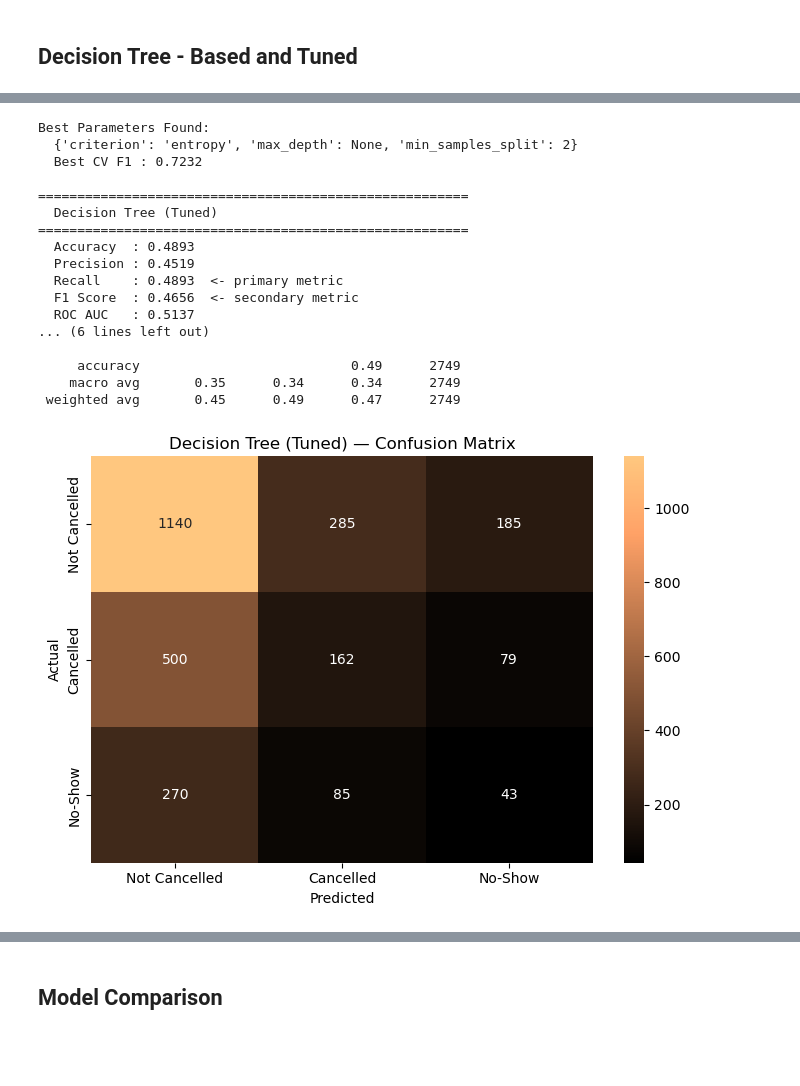
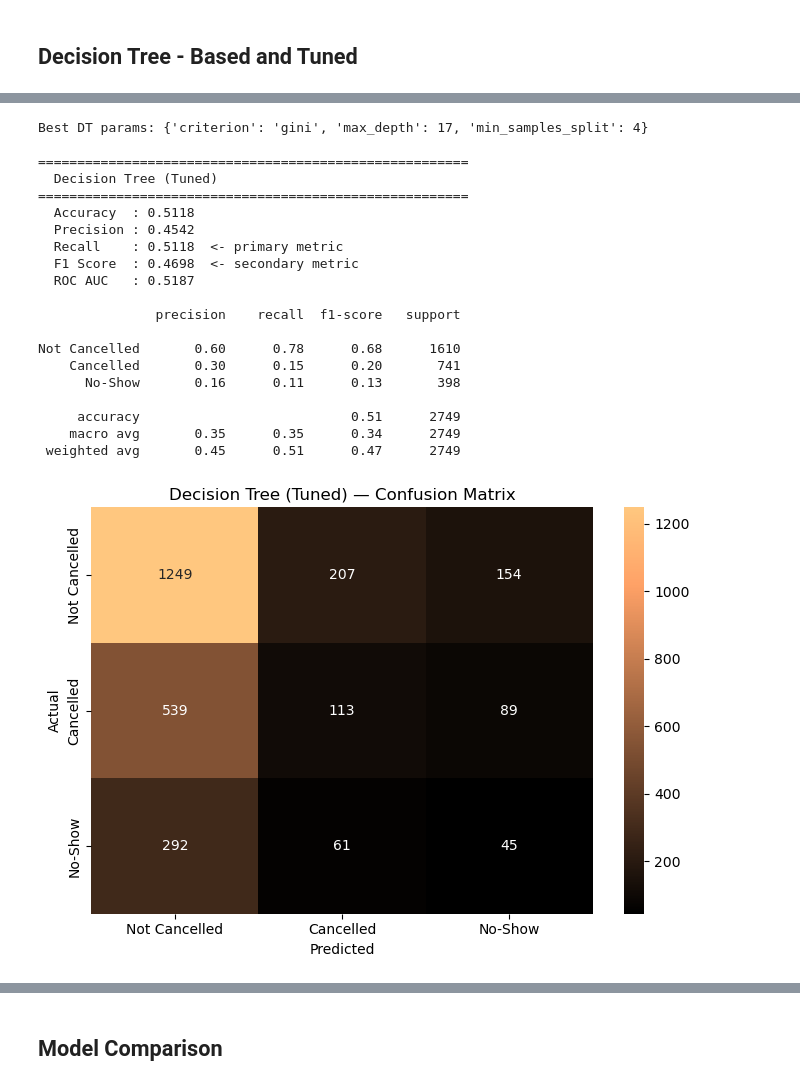
Before and after one commit to deelux-2468/DSPLC-IIT, a Jupyter notebook: Modelling/Modelling part.ipynb, the cells around one changed output, grey strips where cells are left out. Cells and saved outputs as stored; diff of their text form; code cells hidden in the pictures; blank space fills up the shorter version.

```diff
--- a/Modelling/Modelling part.ipynb
+++ b/Modelling/Modelling part.ipynb
@@ -283,18 +270,14 @@ lr_base.fit(X_train_sm, y_train_sm)
 lr_base_results = evaluate_model('Logistic Regression (Base)', lr_base, X_val_scaled, y_val, 'Blues')
 
 # Tuned
-def objective_lr(trial):
-    C      = trial.suggest_float('C', 0.001, 100, log=True)
-    solver = trial.suggest_categorical('solver', ['lbfgs', 'liblinear'])
-    model  = LogisticRegression(C=C, solver=solver, class_weight='balanced', max_iter=1000, random_state=42)
-    return cross_val_score(model, X_train_sm, y_train_sm, cv=cv, scoring='f1_weighted', n_jobs=-1).mean()
-
-study_lr = optuna.create_study(direction='maximize')
-study_lr.optimize(objective_lr, n_trials=50)
-print("Best LR params:", study_lr.best_params)
-
-lr_tuned = LogisticRegression(**study_lr.best_params, class_weight='balanced', max_iter=1000, random_state=42)
-lr_tuned.fit(X_train_sm, y_train_sm)
+lr_random = RandomizedSearchCV(
+    LogisticRegression(class_weight='balanced', max_iter=1000, random_state=42),
+    {'C': uniform(0.001, 100), 'solver': ['lbfgs', 'liblinear']},
+    n_iter=20, cv=3, scoring='f1_weighted', n_jobs=-1, random_state=42
+)
+lr_random.fit(X_train_sm, y_train_sm)
+print("Best LR params:", lr_random.best_params_)
+lr_tuned = lr_random.best_estimator_
 lr_tuned_results = evaluate_model('Logistic Regression (Tuned)', lr_tuned, X_val_scaled, y_val, 'Blues')
 # %% [output]
 =======================================================
@@ -517,51 +472,48 @@ Decision Tree Base — Cross Validation Scores:
 # %%
 # ============================================================
 # DECISION TREE — TUNED (GridSearchCV)
 # max_depth controls overfitting
 # criterion: gini vs entropy — two ways to measure split quality
 # min_samples_split: minimum samples needed to split a node
 # ============================================================
 dt_params = {
     'max_depth'        : [5, 10, 15, None],
     'min_samples_split': [2, 5, 10],
     'criterion'        : ['gini', 'entropy']
 }
 
-def objective_dt(trial):
-    params = {
-        'max_depth'        : trial.suggest_int('max_depth', 3, 20),
-        'min_samples_split': trial.suggest_int('min_samples_split', 2, 10),
-        'criterion'        : trial.suggest_categorical('criterion', ['gini', 'entropy'])
-    }
-    model = DecisionTreeClassifier(**params, class_weight='balanced', random_state=42)
-    return cross_val_score(model, X_train_sm, y_train_sm, cv=cv, scoring='f1_weighted', n_jobs=-1).mean()
-
-study_dt = optuna.create_study(direction='maximize')
-study_dt.optimize(objective_dt, n_trials=50)
-print("Best DT params:", study_dt.best_params)
-
-dt_tuned = DecisionTreeClassifier(**study_dt.best_params, class_weight='balanced', random_state=42)
-dt_tuned.fit(X_train_sm, y_train_sm)
-dt_tuned_results = evaluate_model('Decision Tree (Tuned)', dt_tuned, X_val_scaled, y_val, 'Purples')
+dt_random = RandomizedSearchCV(
+    DecisionTreeClassifier(class_weight='balanced', random_state=42),
+    {'max_depth': randint(3, 20), 'min_samples_split': randint(2, 10),
+     'criterion': ['gini', 'entropy']},
+    n_iter=20, cv=3, scoring='f1_weighted', n_jobs=-1, random_state=42
+)
+dt_random.fit(X_train_sm, y_train_sm)
+print("Best DT params:", dt_random.best_params_)
+dt_tuned = dt_random.best_estimator_
+dt_tuned_results = evaluate_model('Decision Tree (Tuned)', dt_tuned, X_val_scaled, y_val, 'copper')
 # %% [output]
-Best Parameters Found:
-  {'criterion': 'entropy', 'max_depth': None, 'min_samples_split': 2}
-  Best CV F1 : 0.7232
+Best DT params: {'criterion': 'gini', 'max_depth': 17, 'min_samples_split': 4}
 
 =======================================================
   Decision Tree (Tuned)
 =======================================================
-  Accuracy  : 0.4893
-  Precision : 0.4519
-  Recall    : 0.4893  <- primary metric
-  F1 Score  : 0.4656  <- secondary metric
-  ROC AUC   : 0.5137
-... (6 lines left out)
+  Accuracy  : 0.5118
+  Precision : 0.4542
+  Recall    : 0.5118  <- primary metric
+  F1 Score  : 0.4698  <- secondary metric
+  ROC AUC   : 0.5187
 
-     accuracy                           0.49      2749
-    macro avg       0.35      0.34      0.34      2749
- weighted avg       0.45      0.49      0.47      2749
+               precision    recall  f1-score   support
+
+Not Cancelled       0.60      0.78      0.68      1610
+    Cancelled       0.30      0.15      0.20       741
+      No-Show       0.16      0.11      0.13       398
+
+     accuracy                           0.51      2749
+    macro avg       0.35      0.35      0.34      2749
+ weighted avg       0.45      0.51      0.47      2749
-[figure, old version]
+[figure, new version]
 # %%
 # ============================================================
 # DECISION TREE — FEATURE IMPORTANCE
```
Also changed, not shown: parts of 12 cells of this notebook, 2 other files.
